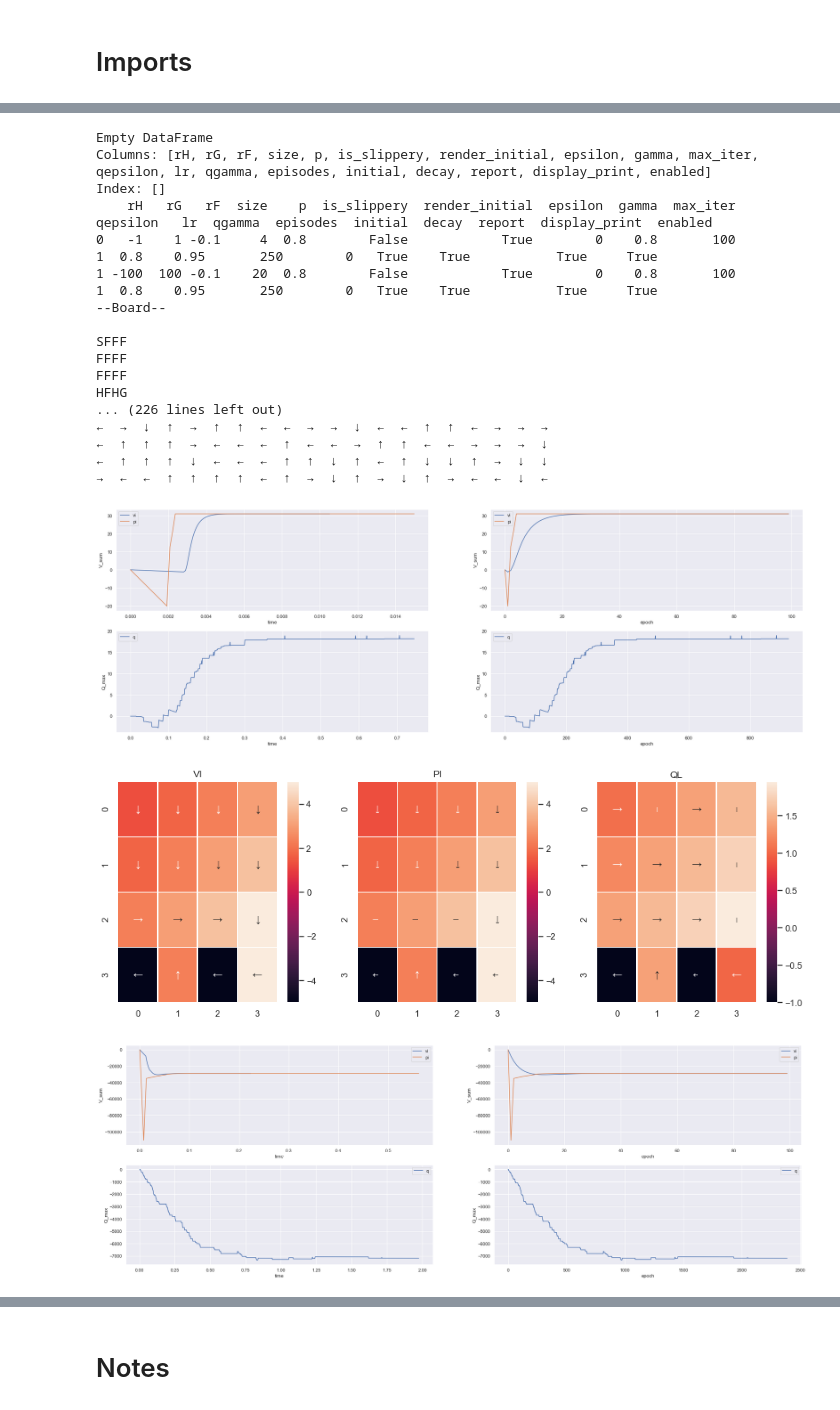
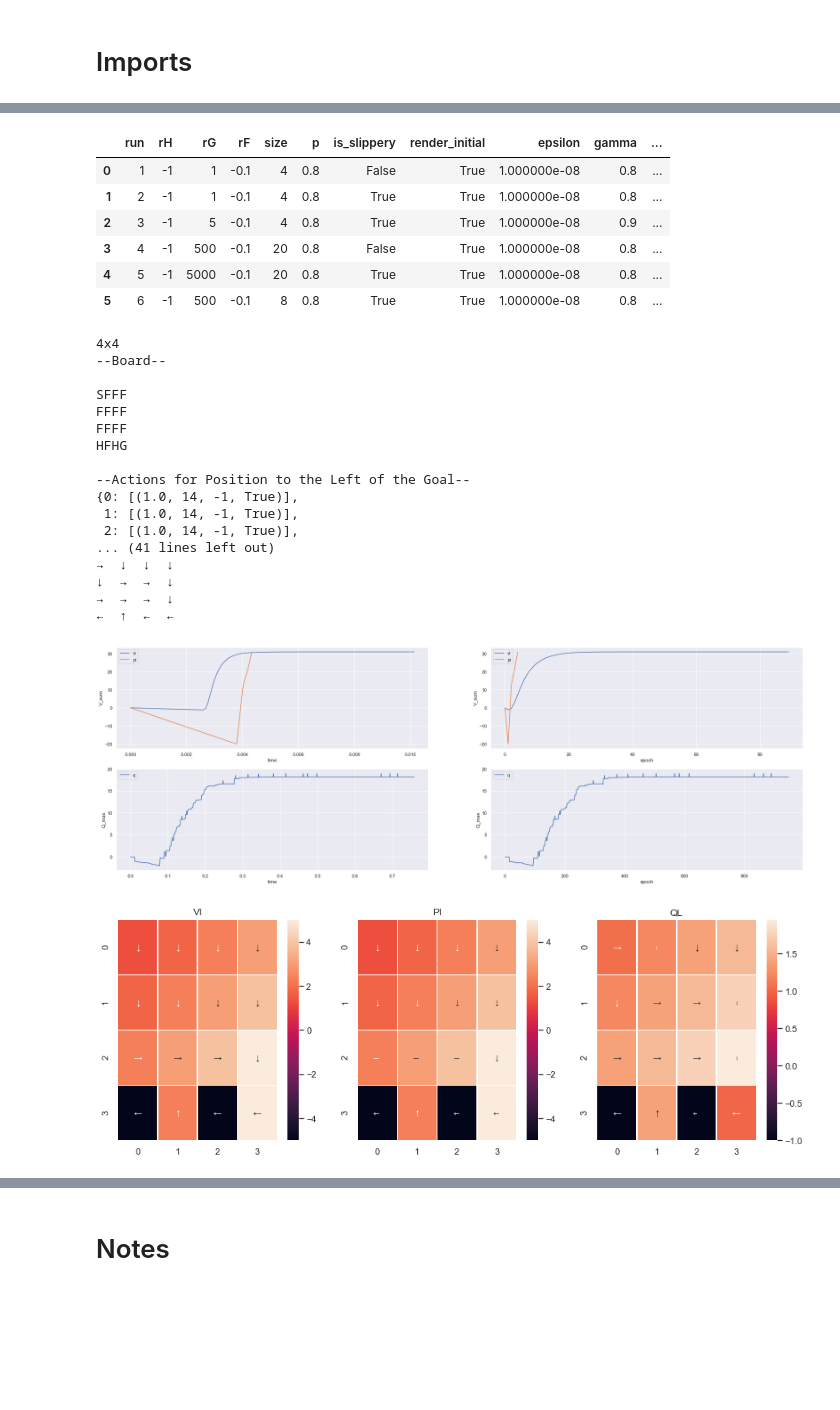
Before and after one commit to TommyJohnDub/hw4-ncook-solution, a Jupyter notebook: ncook3-solution-base-iterate.ipynb, the cells around one changed output, grey strips where cells are left out. Saved outputs shown, nothing was run; the diff lists cells and outputs as text; code cells hidden in the pictures; blank space fills up the shorter version.

```diff
--- a/ncook3-solution-base-iterate.ipynb
+++ b/ncook3-solution-base-iterate.ipynb
@@ -127,45 +169,55 @@ def create_env(opt):
 
 def heat(arrows, values, size, ax, title):
     sns.heatmap(values.reshape(size,size), annot=arrows.reshape(size,size), linewidths=.5, fmt='', ax=ax).set_title(title)
+# %%
+settings = None
+settings = pd.read_excel('default_settings.xlsx')
+settings
+# %% [output]
+|  | run | rH | rG | rF | size | p | is_slippery | render_initial | epsilon | gamma | ... |
+| 0 | 1 | -1 | 1 | -0.1 | 4 | 0.8 | False | True | 1.000000e-08 | 0.8 | ... |
+| 1 | 2 | -1 | 1 | -0.1 | 4 | 0.8 | True | True | 1.000000e-08 | 0.8 | ... |
+| 2 | 3 | -1 | 5 | -0.1 | 4 | 0.8 | True | True | 1.000000e-08 | 0.9 | ... |
+| 3 | 4 | -1 | 500 | -0.1 | 20 | 0.8 | False | True | 1.000000e-08 | 0.8 | ... |
+| 4 | 5 | -1 | 5000 | -0.1 | 20 | 0.8 | True | True | 1.000000e-08 | 0.8 | ... |
+| 5 | 6 | -1 | 500 | -0.1 | 8 | 0.8 | True | True | 1.000000e-08 | 0.8 | ... |
 # %%
 
 
 # Import settings, uncomment to read settings from an excel spreadsheet
 settings = pd.read_excel('default_settings.xlsx')
-print(settings.loc[settings['enabled']=='True'])
+settings
 results = None
-print(settings.head())
 for i, opt in settings.iterrows():
     if not opt['enabled']: continue
 
     env, env_desc, env_rs = create_env(opt)
     vi_V, vi_epochs, vi_policy, vi_policy_arrows = perform_value_iteration(env, opt)
     pi_V, pi_epochs, pi_policy, pi_policy_arrows = perform_policy_iteration(env, opt)
     Q, Q_epochs, maxQ, Q_policy, Q_policy_arrows  = perform_q_learning(env, opt)
     plot_convergence(vi_epochs, pi_epochs, Q_epochs)
 #     plt.figure()
     f,(ax1,ax2,ax3) = plt.subplots(1,3, figsize=(15, 5))
     heat(vi_policy_arrows, vi_V, opt['size'], ax1, 'VI')
     heat(pi_policy_arrows, pi_V, opt['size'], ax2, 'PI')
     heat(Q_policy_arrows, maxQ, opt['size'], ax3, 'QL')
 # %% [output]
-Empty DataFrame
-Columns: [rH, rG, rF, size, p, is_slippery, render_initial, epsilon, gamma, max_iter, qepsilon, lr, qgamma, episodes, initial, decay, report, display_print, enabled]
-Index: []
-    rH   rG   rF  size    p  is_slippery  render_initial  epsilon  gamma  max_iter  qepsilon   lr  qgamma  episodes  initial  decay  report  display_print  enabled
-0   -1    1 -0.1     4  0.8        False            True        0    0.8       100         1  0.8    0.95       250        0   True    True           True     True
-1 -100  100 -0.1    20  0.8        False            True        0    0.8       100         1  0.8    0.95       250        0   True    True           True     True
+4x4
 --Board--
 
 SFFF
 FFFF
 FFFF
 HFHG
-... (226 lines left out)
-←  →  ↓  ↑  →  ↑  ↑  ←  ←  →  →  ↓  ←  ←  ↑  ↑  ←  →  →  →
-←  ↑  ↑  ↑  →  ←  ←  ←  ↑  ←  ←  →  ↑  ↑  ←  ←  →  →  →  ↓
-←  ↑  ↑  ↑  ↓  ←  ←  ←  ↑  ↑  ↓  ↑  ←  ↑  ↓  ↓  ↑  →  ↓  ↓
-→  ←  ←  ↑  ↑  ↑  ↑  ←  ↑  →  ↓  ↑  →  ↓  ↑  →  ←  ←  ↓  ←
+
+--Actions for Position to the Left of the Goal--
+{0: [(1.0, 14, -1, True)],
+ 1: [(1.0, 14, -1, True)],
+ 2: [(1.0, 14, -1, True)],
+... (41 lines left out)
+→  ↓  ↓  ↓
+↓  →  →  ↓
+→  →  →  ↓
+←  ↑  ←  ←
-[figure, old version]
+[figure, new version]
 [figure]
-[figure, removed]
```
Also changed, not shown: parts of 5 cells of this notebook, 2 other files.
